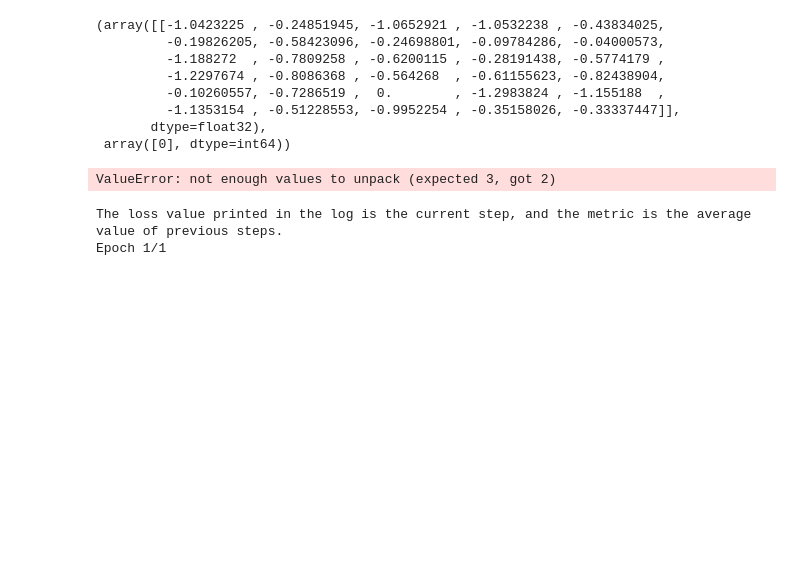
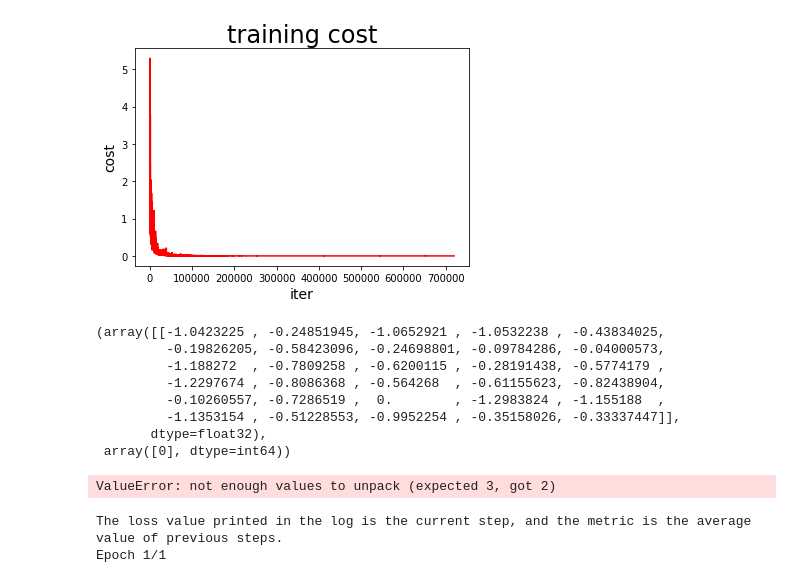
Before and after one commit to ZhangzrJerry/paddle_lolmp, a Jupyter notebook: main.ipynb, the cells around one changed output. Saved outputs shown, nothing was run; the diff lists cells and outputs as text; code cells hidden in the pictures; blank space fills up the shorter version.

Commit message:
successfully train!

```diff
--- a/main.ipynb
+++ b/main.ipynb
@@ -25,3 +104,18 @@ y_test = y[offset:]
+# %%
+def draw_train_process(iters, train_costs):
+    plt.title("training cost", fontsize=24)
+    plt.xlabel("iter", fontsize=14)
+    plt.ylabel("cost", fontsize=14)
+    plt.plot(iters, train_costs, color='red', label='training cost')
+    plt.show()
+
+
+import matplotlib
+matplotlib.use('TkAgg')
+%matplotlib inline
+draw_train_process(train_nums, train_costs)
+# %% [output]
+[figure, added]
 # %%
 import os
 import numpy as np
```
Also changed, not shown: parts of 4 cells of this notebook, 1 other file.
